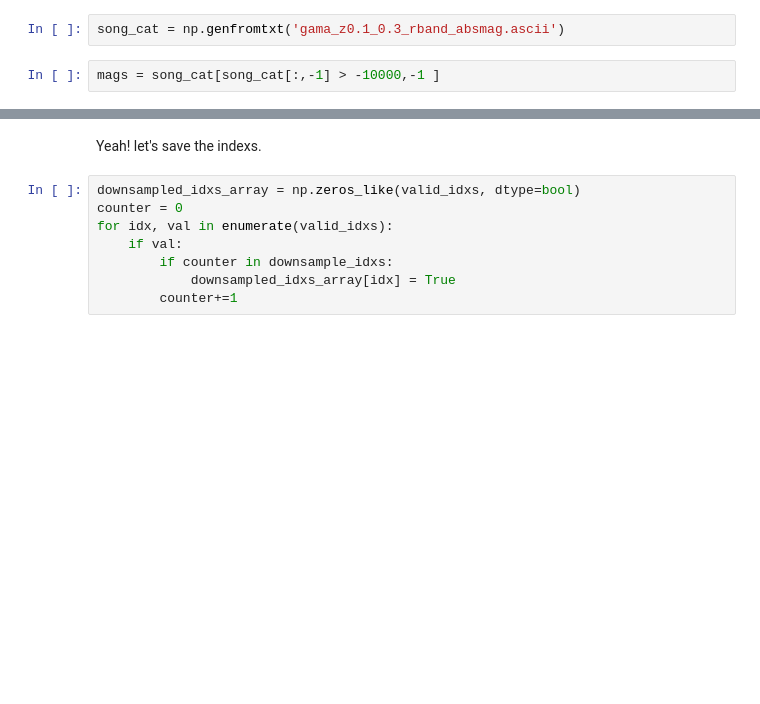
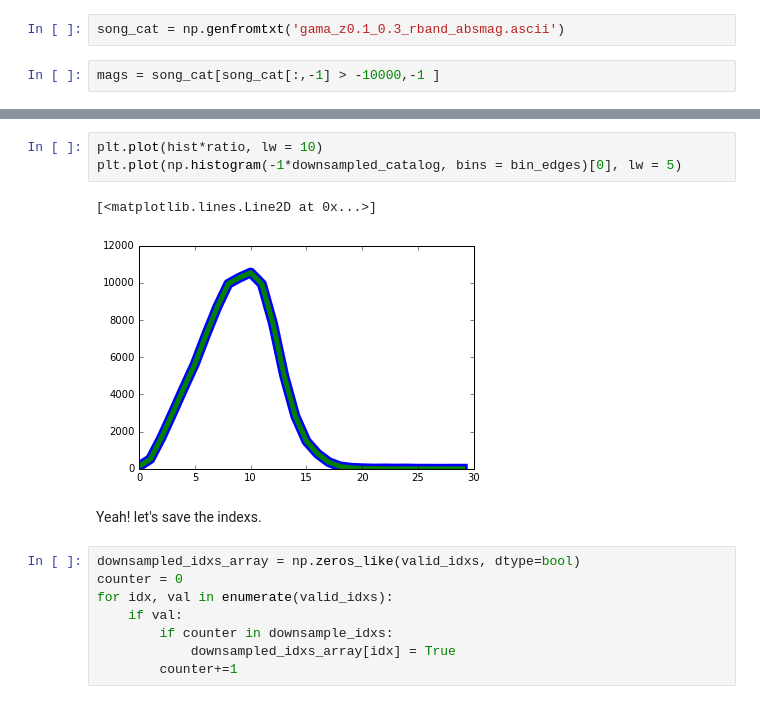
Before and after one commit to eniaxhakaj/desiDeltaSigma, a Jupyter notebook: Make Gama Matched Catalog.ipynb, the cells around one changed output, grey strips where cells are left out. Drawn from its saved outputs; the diff is of its cells as text; blank space fills up the shorter version.

```diff
--- a/Make Gama Matched Catalog.ipynb
+++ b/Make Gama Matched Catalog.ipynb
@@ -223,3 +254,9 @@ plt.xlim([18,25]);
+# %%
+plt.plot(hist*ratio, lw = 10)
+plt.plot(np.histogram(-1*downsampled_catalog, bins = bin_edges)[0], lw = 5)
+# %% [output]
+[<matplotlib.lines.Line2D at 0x...>]
+[figure, added]
 # %% [markdown]
 Yeah! let's save the indexs.
 # %%
```
Also changed, not shown: parts of 16 cells of this notebook, 3 other files.
